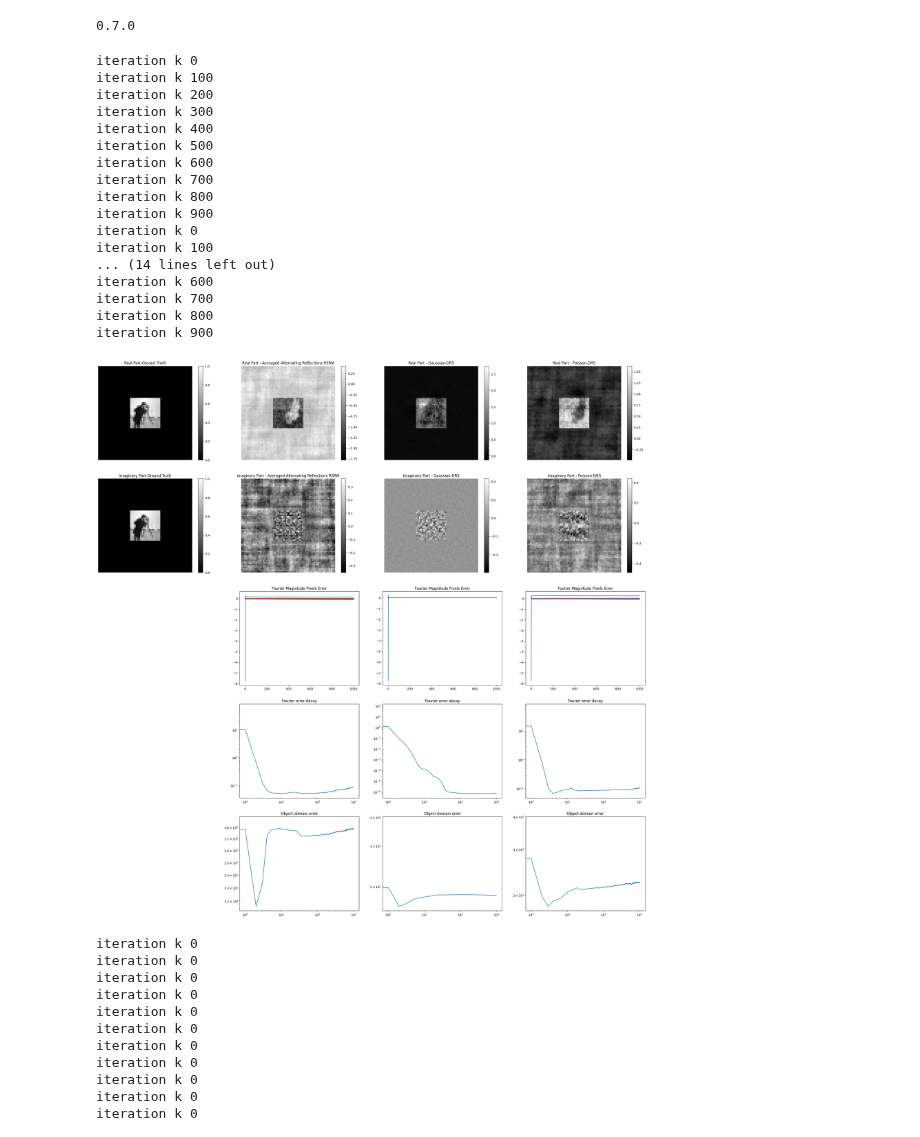
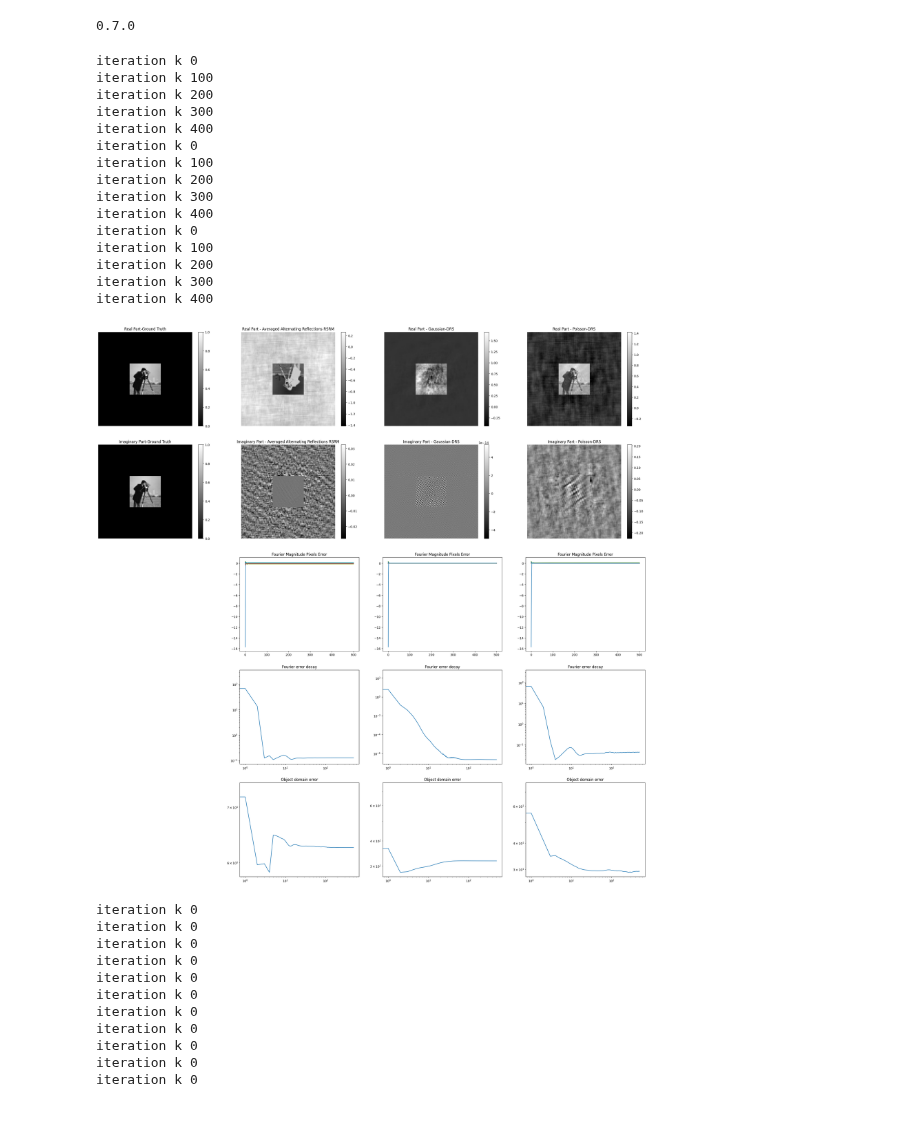
Before and after one commit to JeremieSefo/PhaseRetrievalMirror, a Jupyter notebook: retrieve_phase.ipynb, the cells around one changed output. Drawn from its saved outputs; the diff is of its cells as text; code cells hidden in the pictures.

```diff
--- a/retrieve_phase.ipynb
+++ b/retrieve_phase.ipynb
@@ -8,14 +8,14 @@ from SetUpImage import setUpImage
 from Displays import phase_retrie_plots
 import imageio
 # %%
-half_Nx, half_Ny = 32, 32 #half image shape
+half_Nx, half_Ny = 64, 64 #half image shape
 Nx, Ny = 2 * half_Nx + 1,  2 * half_Ny + 1 #image shape
 rx, ry = 1, 1 #for oversampling
 n = Nx * Ny #image size
 
 # object support
-Kx = 1 * (half_Nx)// 3 # half_Nx #any natural integer between 0 (object is a single point) and half_Nx (object fills up the full image).
-Ky = 1 * (half_Ny)// 3 # half_Ny #any natural integer between 0 (object is a single point) and half_Nx (object fills up the full image).
+Kx = 1 * (half_Nx)// 2 # half_Nx #any natural integer between 0 (object is a single point) and half_Nx (object fills up the full image).
+Ky = 1 * (half_Ny)// 2 # half_Ny #any natural integer between 0 (object is a single point) and half_Nx (object fills up the full image).
 
 # mask support
 tx = 0.0 #parameter between 0 (very precise) and 1(no support knowledge) # 0.35  failed already
@@ -216,46 +216,44 @@ for Algos in Algos_group:
         X_sols = []
         x_true = true_images[i]
         x_true_vect = x_true.reshape(Nx * Ny, )
-        maxiter = 1000
+        maxiter = 500
         kappa  = 100000
         xi = 12
-        noise_lvl = 0.5
+        noise_lvl = 0.
         noise_lvl_init = 0.4 #amplitude noise #If not 0, iterative projections algo: ER, HIO, even AAR stagnate at local minima. error is 1e-7 instead of 1e-37 for instance
         meas, noise = me.gauss_noisy_meas(x_true_vect, noise_lvl**(1) , A)()  #me.gauss_noisy_meas #poiss_noisy_meas
         meas = meas.flatten()
         L = 1 * op.smoothnessPara_L(A.Matrix, noise)
         #print("meas", meas)
         init = 'Gaussian'
         x0 = op.initialise(n, meas, A.Matrix, type = init, real = 1, imag = 0, x_true_vect = x_true_vect, mask = mask, noise_lvl = noise_lvl_init**(0.5) )
         for Algo in Algos:
             map = op.operators(algo = Algo, meas = meas, A = A, mask = mask)
             #print('grad', np.asarray(map.grad_f(1 + x_true_vect)))
             x_sols, space = solve.phase_retrieval(L, kappa, xi, Algo, map, mask, n, A,  A.Matrix, A.p_inv, meas, maxiter, x0,
                                                   x_true_vect, IO_OO_HIO_newHIO_beta = [1, .6, 1., [.25, .25, .5]], RAAR_AAR_beta = [1., .5], TvIter = 10, TvAlpha = 0.005, rho_Gau_Poi = [[1, 0.5], [0., 0.5]] ) #Gaussion rho = .5 outperforms AAR
 
                                                                                                                 #np.conj(A.Matrix).T #TvAlpha = 0.045 # poisson TvAlpha =0.02 #  Don't regularise Fourier
             #print(x_sols)
             X_sols.append(x_sols)
         phase_retrie_plots(i, true_images, X_sols, map, A, meas, maxiter, space, Algos ) #FMPE0, FMPE1, FMPE2 =
 # %% [output]
 iteration k 0
 iteration k 100
 iteration k 200
 iteration k 300
 iteration k 400
-iteration k 500
-iteration k 600
-iteration k 700
-iteration k 800
-iteration k 900
 iteration k 0
 iteration k 100
-... (14 lines left out)
-iteration k 600
-iteration k 700
-iteration k 800
-iteration k 900
+iteration k 200
+iteration k 300
+iteration k 400
+iteration k 0
+iteration k 100
+iteration k 200
+iteration k 300
+iteration k 400
-[figure, old version]
+[figure, new version]
 # %%
 from DisplayAlternate import phase_retrie_plots_alternate
 idx = [1]#1, 6, 7 np.arange(len(true_images)) #[0, 1] # np.arange(1)
```
Also changed, not shown: parts of 1 cell of this notebook, 1 other file.
